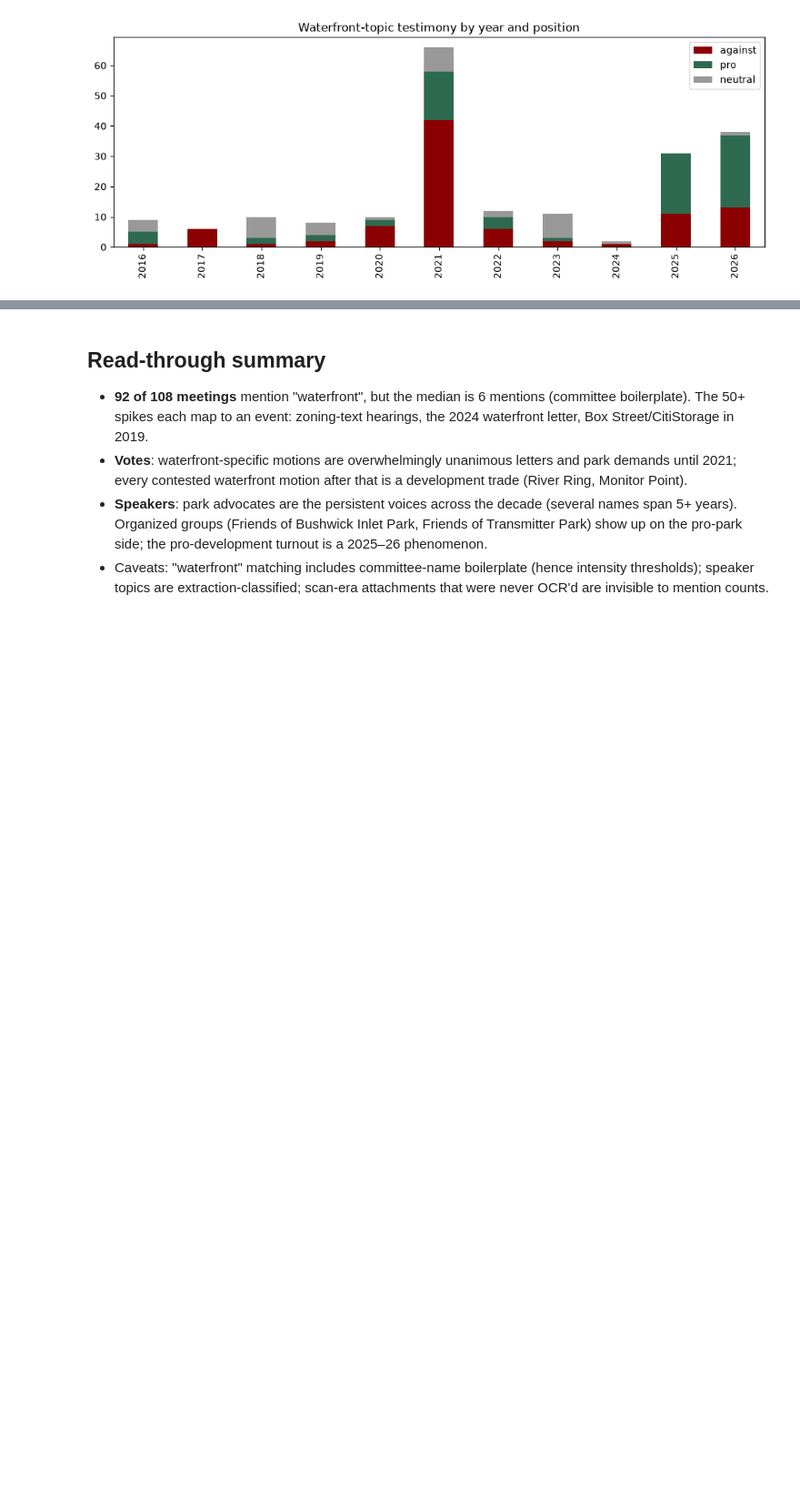
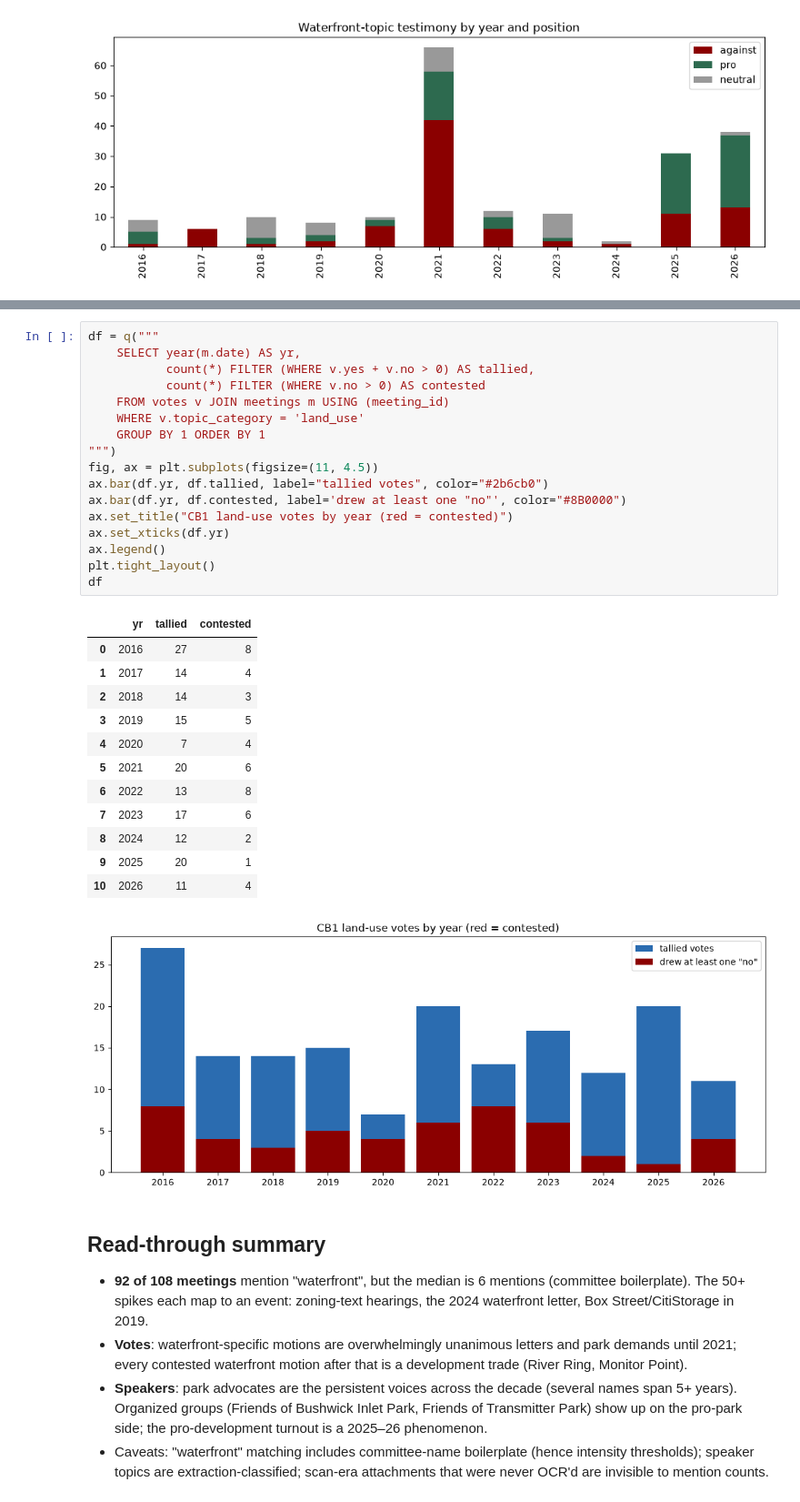
Before and after one commit to blowenstein0/cb1_data_analysis, a Jupyter notebook: analysis/waterfront_eda.ipynb, the cells around one changed output, grey strips where cells are left out. Shown at 91% size. Drawn from its saved outputs; the diff is of its cells as text; blank space fills up the shorter version.

Commit message:
EDA: land-use votes over time section
Co-Authored-By: Claude Fable 5 <noreply@anthropic.com>

```diff
--- a/analysis/waterfront_eda.ipynb
+++ b/analysis/waterfront_eda.ipynb
@@ -273,3 +281,34 @@ df
+# %%
+df = q("""
+    SELECT year(m.date) AS yr,
+           count(*) FILTER (WHERE v.yes + v.no > 0) AS tallied,
+           count(*) FILTER (WHERE v.no > 0) AS contested
+    FROM votes v JOIN meetings m USING (meeting_id)
+    WHERE v.topic_category = 'land_use'
+    GROUP BY 1 ORDER BY 1
+""")
+fig, ax = plt.subplots(figsize=(11, 4.5))
+ax.bar(df.yr, df.tallied, label="tallied votes", color="#2b6cb0")
+ax.bar(df.yr, df.contested, label='drew at least one "no"', color="#8B0000")
+ax.set_title("CB1 land-use votes by year (red = contested)")
+ax.set_xticks(df.yr)
+ax.legend()
+plt.tight_layout()
+df
+# %% [output]
+|  | yr | tallied | contested |
+| 0 | 2016 | 27 | 8 |
+| 1 | 2017 | 14 | 4 |
+| 2 | 2018 | 14 | 3 |
+| 3 | 2019 | 15 | 5 |
+| 4 | 2020 | 7 | 4 |
+| 5 | 2021 | 20 | 6 |
+| 6 | 2022 | 13 | 8 |
+| 7 | 2023 | 17 | 6 |
+| 8 | 2024 | 12 | 2 |
+| 9 | 2025 | 20 | 1 |
+| 10 | 2026 | 11 | 4 |
+[figure, added]
 # %% [markdown]
 ## Read-through summary
 
```
Also changed, not shown: parts of 2 cells of this notebook.
